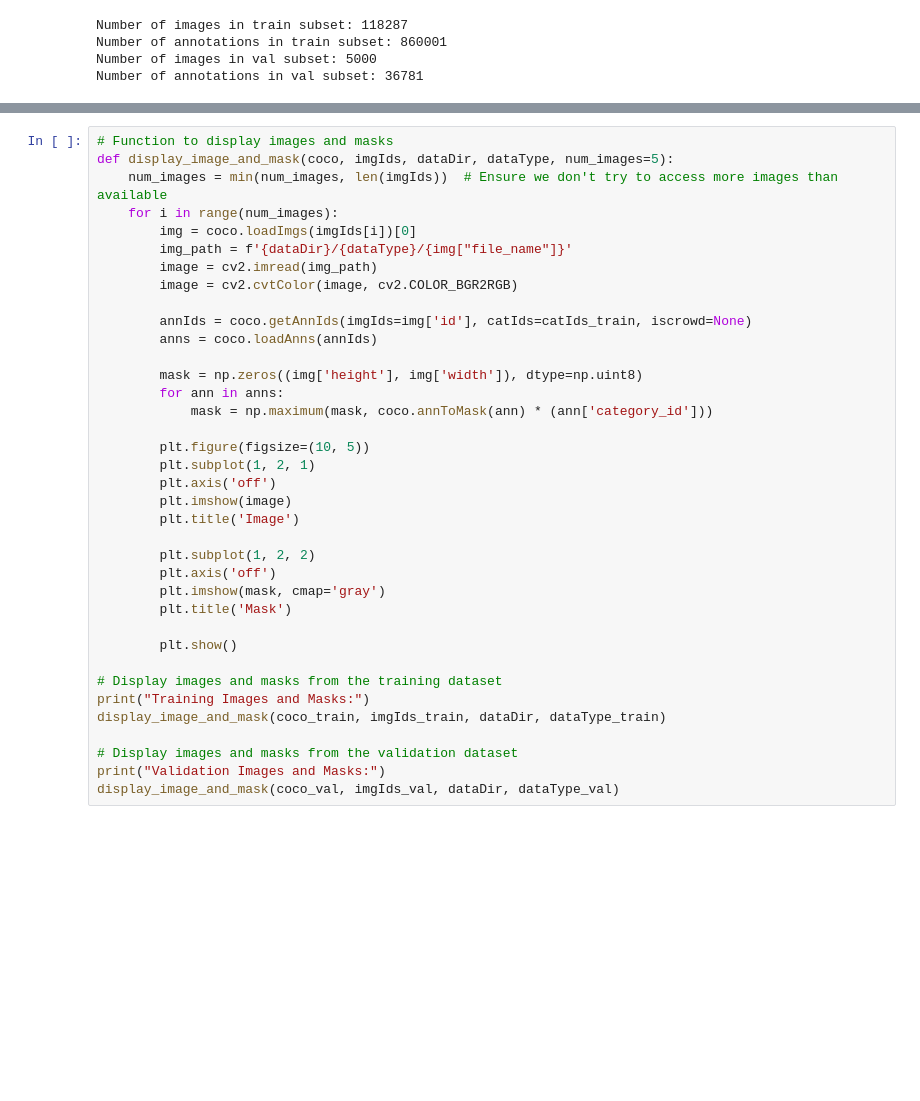
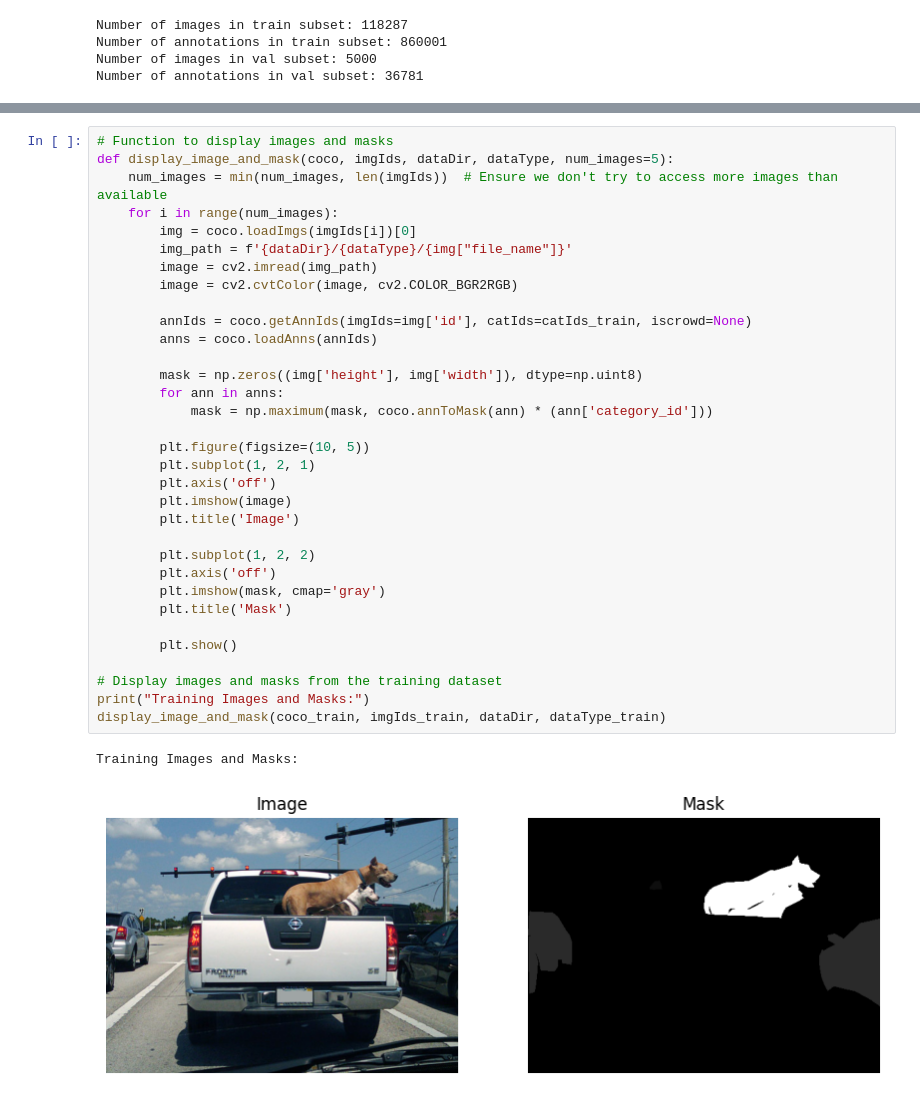
Before and after one commit to gidee725/IMAGE-CLASSIFICATION_CNN, a Jupyter notebook: task_segementation.ipynb, the cells around one changed output, grey strips where cells are left out. Drawn from its saved outputs; the diff is of its cells as text; blank space fills up the shorter version.

```diff
--- a/task_segementation.ipynb
+++ b/task_segementation.ipynb
@@ -105,34 +129,33 @@ def display_image_and_mask(coco, imgIds, dataDir, dataType, num_images=5):
     num_images = min(num_images, len(imgIds))  # Ensure we don't try to access more images than available
     for i in range(num_images):
         img = coco.loadImgs(imgIds[i])[0]
         img_path = f'{dataDir}/{dataType}/{img["file_name"]}'
         image = cv2.imread(img_path)
         image = cv2.cvtColor(image, cv2.COLOR_BGR2RGB)
 
         annIds = coco.getAnnIds(imgIds=img['id'], catIds=catIds_train, iscrowd=None)
         anns = coco.loadAnns(annIds)
 
         mask = np.zeros((img['height'], img['width']), dtype=np.uint8)
         for ann in anns:
             mask = np.maximum(mask, coco.annToMask(ann) * (ann['category_id']))
 
         plt.figure(figsize=(10, 5))
         plt.subplot(1, 2, 1)
         plt.axis('off')
         plt.imshow(image)
         plt.title('Image')
 
         plt.subplot(1, 2, 2)
         plt.axis('off')
         plt.imshow(mask, cmap='gray')
         plt.title('Mask')
 
         plt.show()
 
 # Display images and masks from the training dataset
 print("Training Images and Masks:")
 display_image_and_mask(coco_train, imgIds_train, dataDir, dataType_train)
-
-# Display images and masks from the validation dataset
-print("Validation Images and Masks:")
-display_image_and_mask(coco_val, imgIds_val, dataDir, dataType_val)
+# %% [output]
+Training Images and Masks:
+[figure, added]
```
Also changed, not shown: parts of 26 cells of this notebook.
